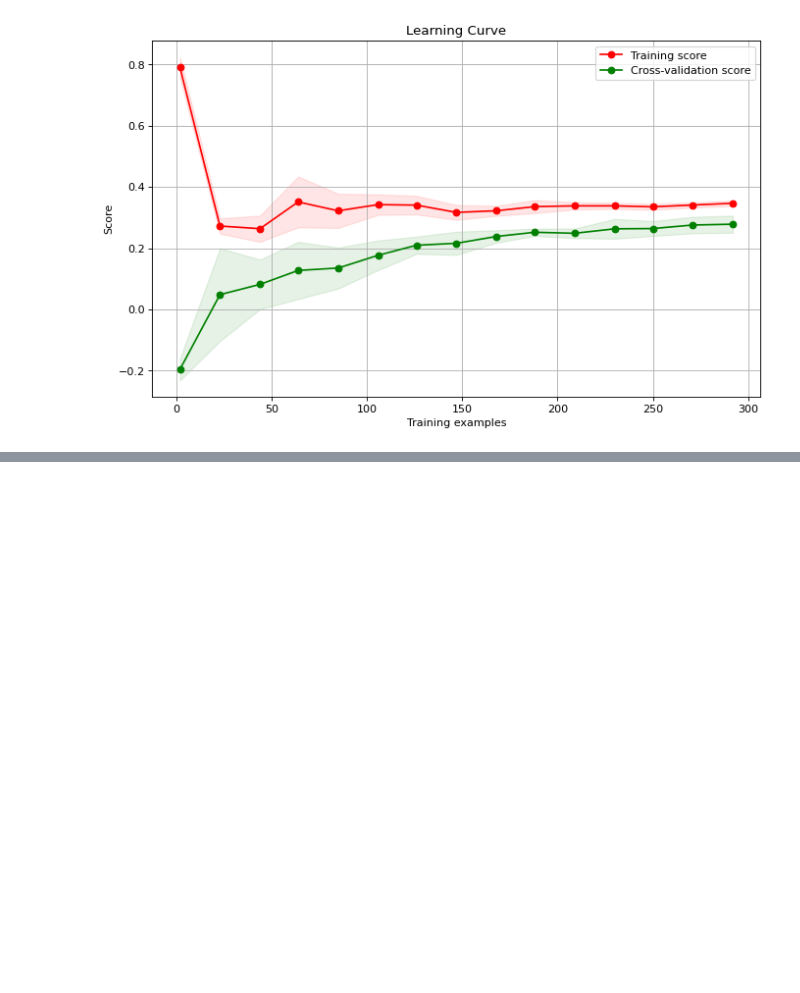
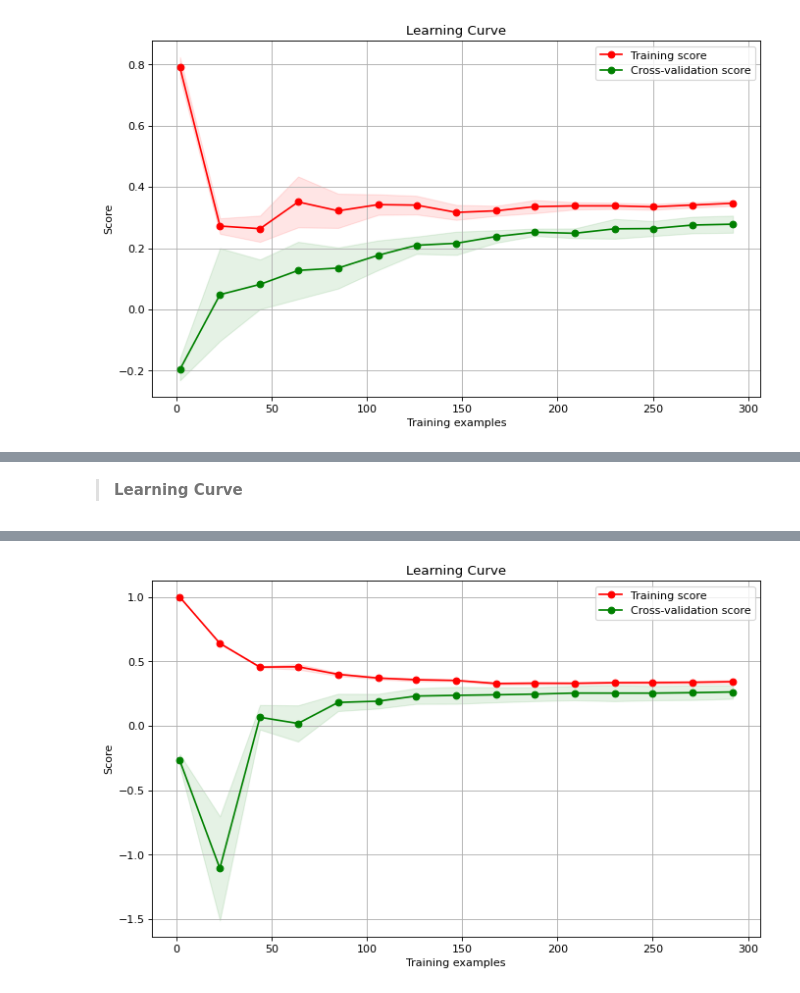
Before and after one commit to Amirosein/Tehran-Air-Quality, a Jupyter notebook: Tehran_AQI.ipynb, the cells around one changed output, grey strips where cells are left out. Cells and saved outputs as stored; diff of their text form; code cells hidden in the pictures; blank space fills up the shorter version.

```diff
--- a/Tehran_AQI.ipynb
+++ b/Tehran_AQI.ipynb
@@ -295,0 +425,9 @@ lrning_crv(estimator, X, Y, train_sizes=np.linspace(0.01,1,15), cv=5)
+# %% [markdown]
+> **Learning Curve**
+# %%
+estimator = RegressorChain(BayesianRidge(alpha_1= 0.0001, alpha_2= 1e-08,
+                                     lambda_1= 1e-08, lambda_2=10, n_iter=50,
+                                     tol= 1e-06))
+
+lrning_crv(estimator, X, Y, train_sizes=np.linspace(0.01,1,15), cv=5)
+# %% [output]
@@ -295,0 +435 @@ lrning_crv(estimator, X, Y, train_sizes=np.linspace(0.01,1,15), cv=5)
+[figure, added]
```
Also changed, not shown: parts of 46 cells of this notebook.
